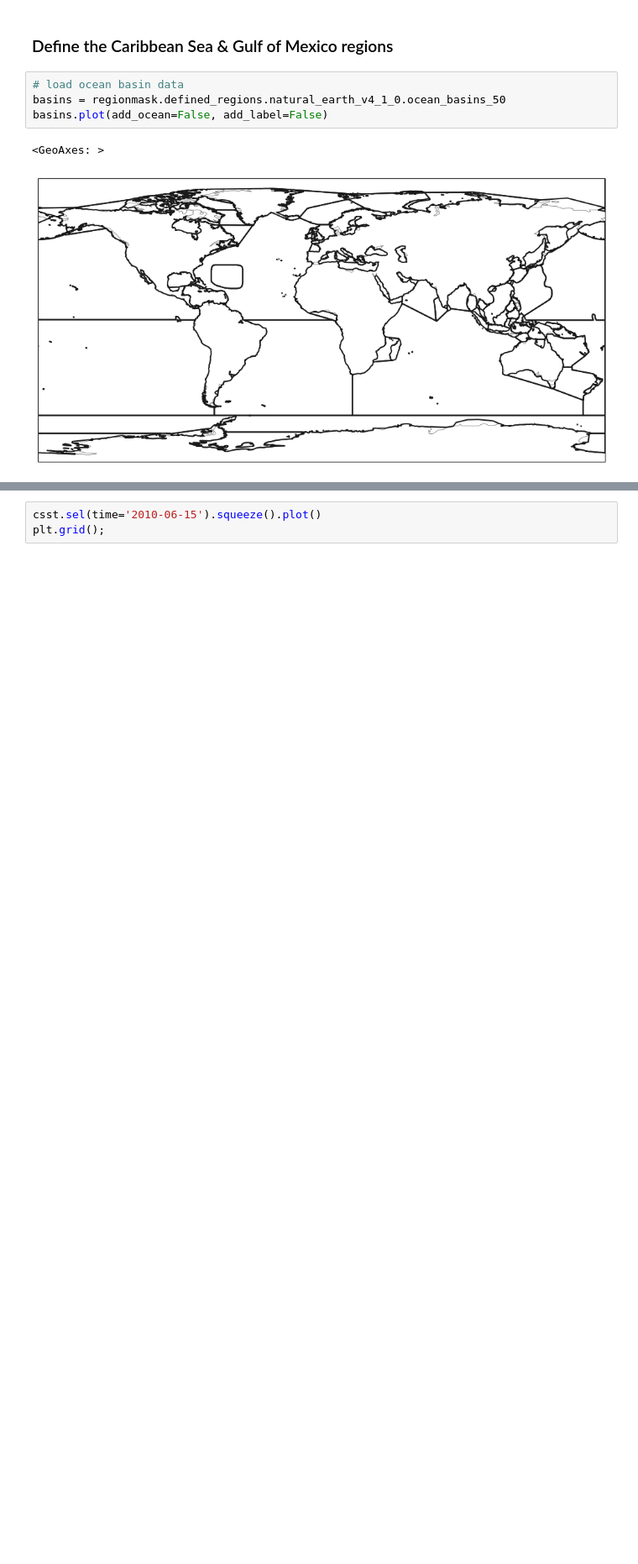
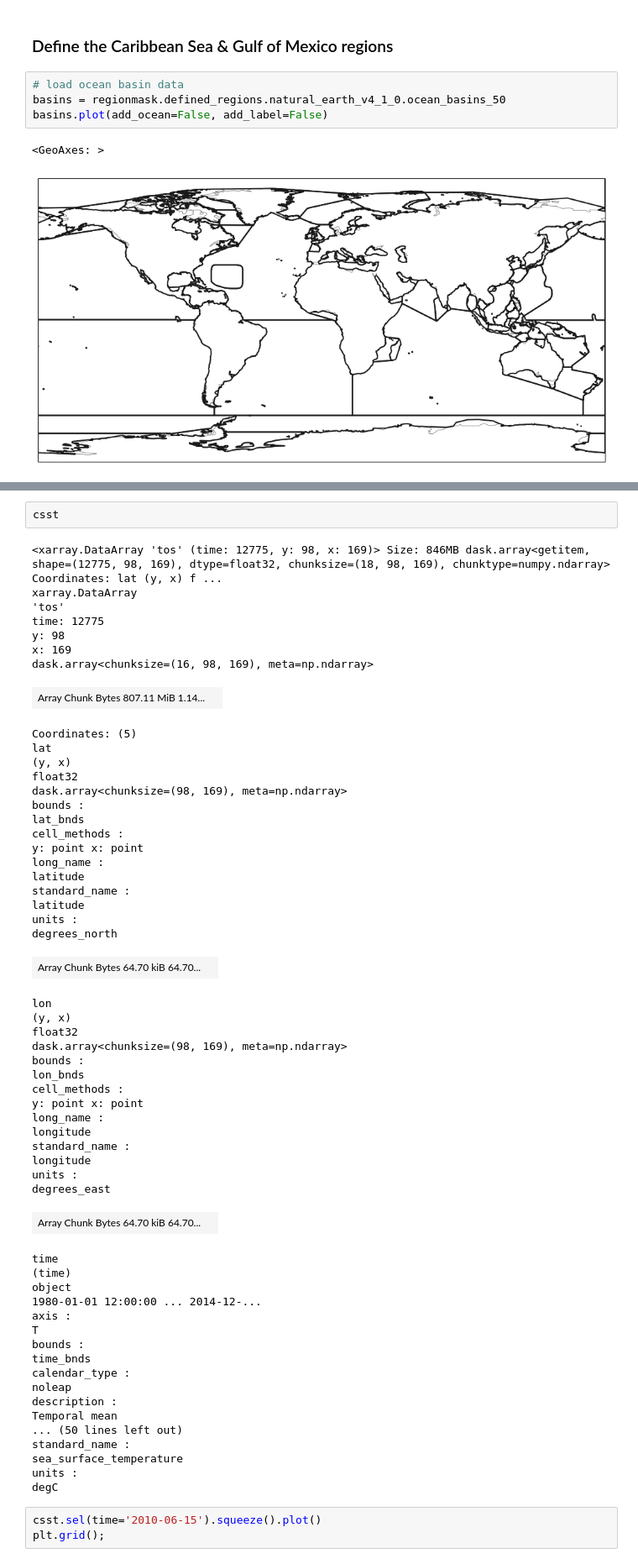
Before and after one commit to ProjectPythia/CFC-extreme-weather-cookbook, a Jupyter notebook: cfc-ocean.ipynb, the cells around one changed output, grey strips where cells are left out. Shown: that part at 84% size. Saved outputs shown, nothing was run; the diff lists cells and outputs as text; blank space fills up the shorter version.

```diff
--- a/cfc-ocean.ipynb
+++ b/cfc-ocean.ipynb
@@ -287,4 +287,63 @@ carib = dict(x=slice(-98, -55), y=slice(8, 31))
 csst = sst.sel(**carib)
+# %%
+csst
+# %% [output]
+<xarray.DataArray 'tos' (time: 12775, y: 98, x: 169)> Size: 846MB dask.array<getitem, shape=(12775, 98, 169), dtype=float32, chunksize=(18, 98, 169), chunktype=numpy.ndarray> Coordinates: lat (y, x) f ...
+xarray.DataArray
+'tos'
+time: 12775
+y: 98
+x: 169
+dask.array<chunksize=(16, 98, 169), meta=np.ndarray>
+| Array Chunk Bytes 807.11 MiB 1.14... |  |
+Coordinates: (5)
+lat
+(y, x)
+float32
+dask.array<chunksize=(98, 169), meta=np.ndarray>
+bounds :
+lat_bnds
+cell_methods :
+y: point x: point
+long_name :
+latitude
+standard_name :
+latitude
+units :
+degrees_north
+| Array Chunk Bytes 64.70 kiB 64.70... |  |
+lon
+(y, x)
+float32
+dask.array<chunksize=(98, 169), meta=np.ndarray>
+bounds :
+lon_bnds
+cell_methods :
+y: point x: point
+long_name :
+longitude
+standard_name :
+longitude
+units :
+degrees_east
+| Array Chunk Bytes 64.70 kiB 64.70... |  |
+time
+(time)
+object
+1980-01-01 12:00:00 ... 2014-12-...
+axis :
+T
+bounds :
+time_bnds
+calendar_type :
+noleap
+description :
+Temporal mean
+... (50 lines left out)
+standard_name :
+sea_surface_temperature
+units :
+degC
 # %%
 csst.sel(time='2010-06-15').squeeze().plot()
 plt.grid();
```
Also changed, not shown: parts of 29 cells of this notebook.
